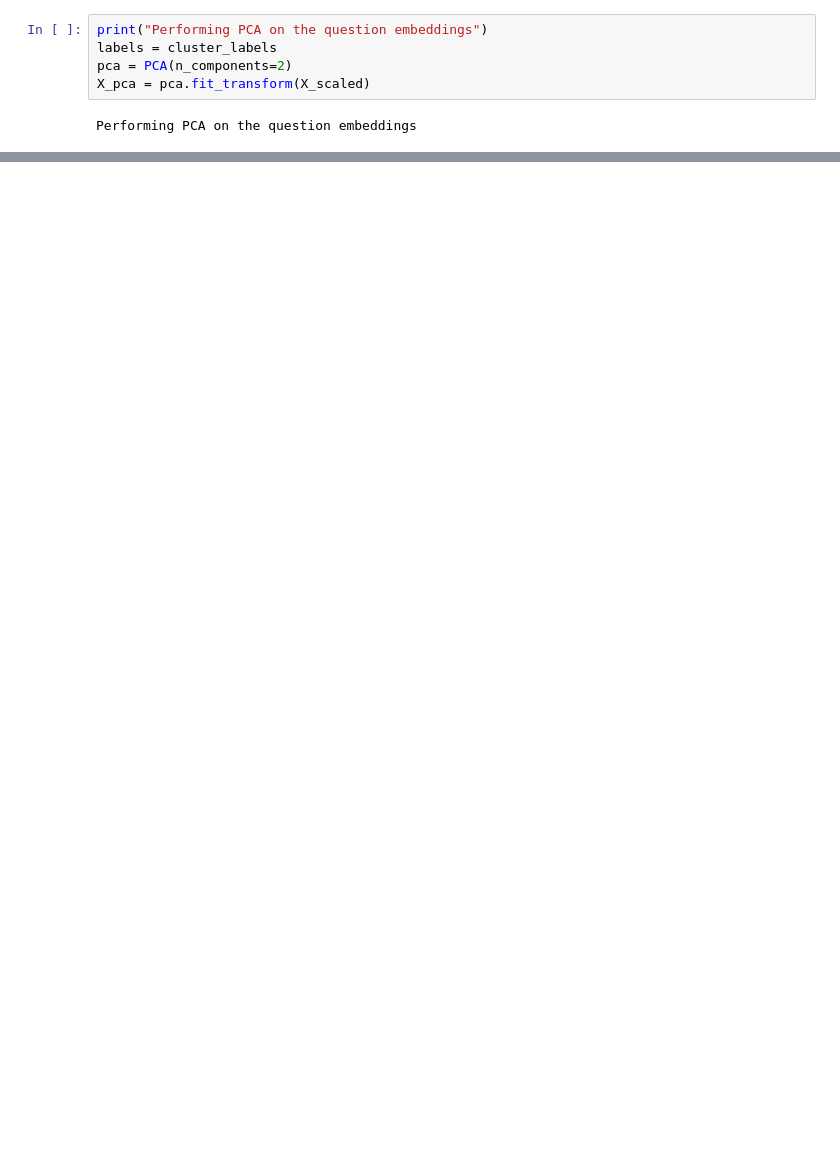
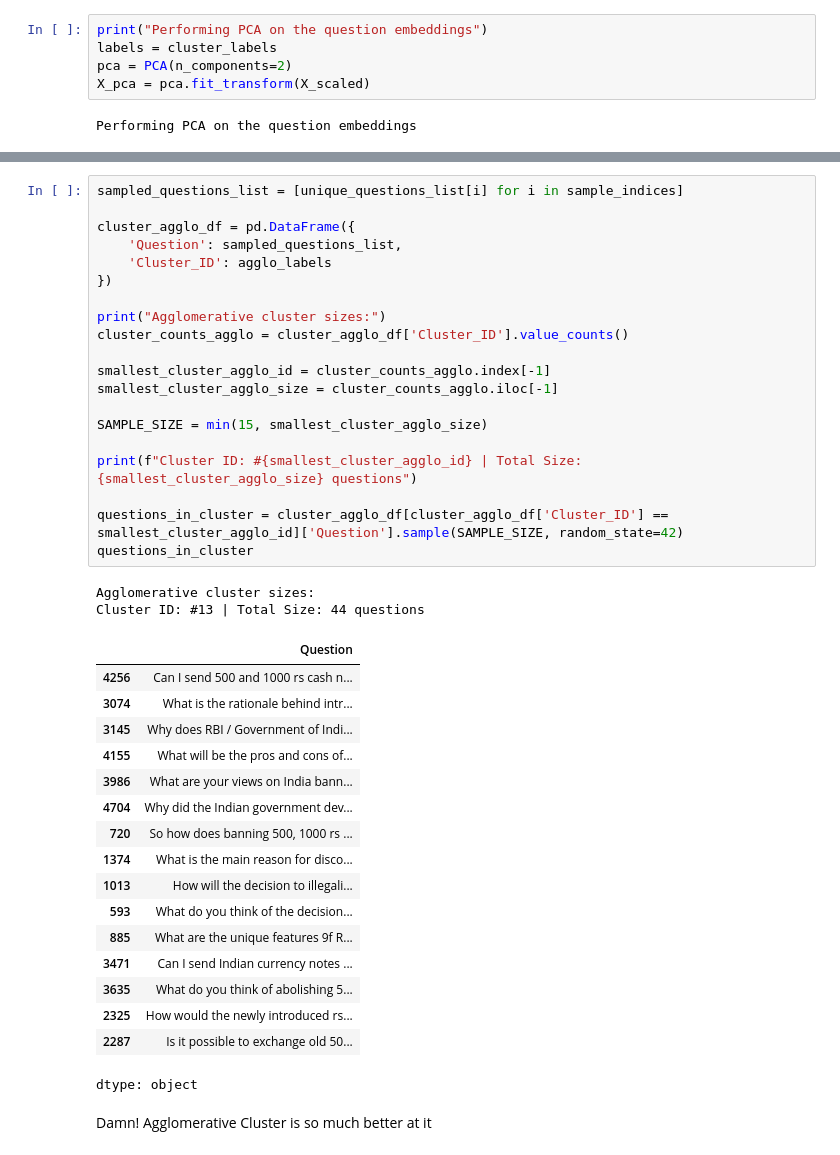
Before and after one commit to jatin-reddy/Semantic_Similarity_NLP, a Jupyter notebook: Semantic_Similarity.ipynb, the cells around one changed output, grey strips where cells are left out. Saved outputs shown, nothing was run; the diff lists cells and outputs as text; blank space fills up the shorter version.

Commit message:
feat: Agglomerative Clustering - final commit :)

```diff
--- a/Semantic_Similarity.ipynb
+++ b/Semantic_Similarity.ipynb
@@ -458,0 +532,42 @@ Smallest cluster seems to have some semantic similarity (India-related questions
+# %%
+sampled_questions_list = [unique_questions_list[i] for i in sample_indices]
+
+cluster_agglo_df = pd.DataFrame({
+    'Question': sampled_questions_list,
+    'Cluster_ID': agglo_labels
+})
+
+print("Agglomerative cluster sizes:")
+cluster_counts_agglo = cluster_agglo_df['Cluster_ID'].value_counts()
+
+smallest_cluster_agglo_id = cluster_counts_agglo.index[-1]
+smallest_cluster_agglo_size = cluster_counts_agglo.iloc[-1]
+
+SAMPLE_SIZE = min(15, smallest_cluster_agglo_size)
+
+print(f"Cluster ID: #{smallest_cluster_agglo_id} | Total Size: {smallest_cluster_agglo_size} questions")
+
+questions_in_cluster = cluster_agglo_df[cluster_agglo_df['Cluster_ID'] == smallest_cluster_agglo_id]['Question'].sample(SAMPLE_SIZE, random_state=42)
+questions_in_cluster
+# %% [output]
+Agglomerative cluster sizes:
+Cluster ID: #13 | Total Size: 44 questions
+|  | Question |
+| 4256 | Can I send 500 and 1000 rs cash n... |
+| 3074 | What is the rationale behind intr... |
+| 3145 | Why does RBI / Government of Indi... |
+| 4155 | What will be the pros and cons of... |
+| 3986 | What are your views on India bann... |
+| 4704 | Why did the Indian government dev... |
+| 720 | So how does banning 500, 1000 rs ... |
+| 1374 | What is the main reason for disco... |
+| 1013 | How will the decision to illegali... |
+| 593 | What do you think of the decision... |
+| 885 | What are the unique features 9f R... |
+| 3471 | Can I send Indian currency notes ... |
+| 3635 | What do you think of abolishing 5... |
+| 2325 | How would the newly introduced rs... |
+| 2287 | Is it possible to exchange old 50... |
+dtype: object
+# %% [markdown]
+Damn! Agglomerative Cluster is so much better at it
```
Also changed, not shown: parts of 20 cells of this notebook.
